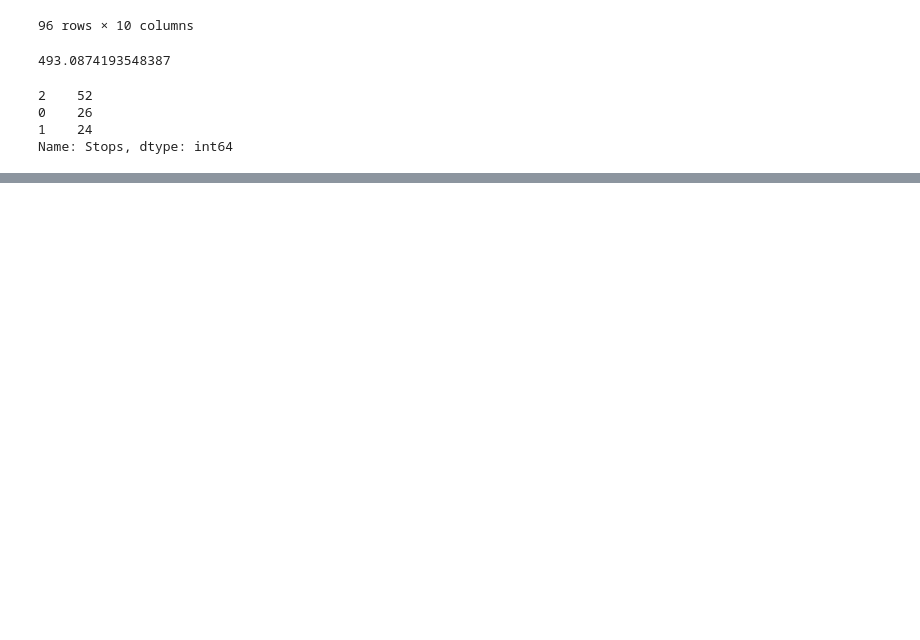
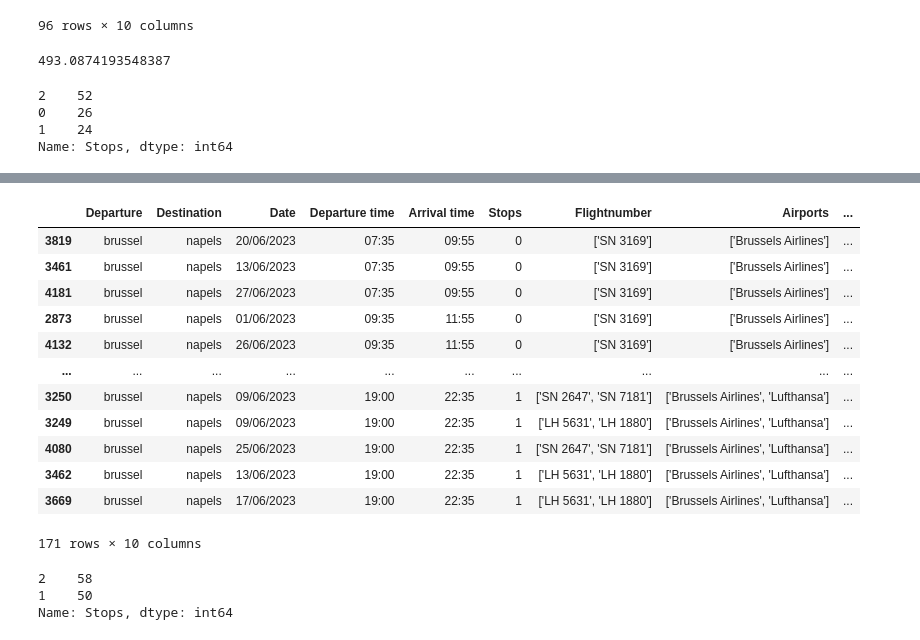
Before and after one commit to kyanamarckx/Data-Engineering-Project, a Jupyter notebook: notebooks/BrusselsAirlines.ipynb, the cells around one changed output, grey strips where cells are left out. Drawn from its saved outputs; the diff is of its cells as text; code cells hidden in the pictures; blank space fills up the shorter version.

```diff
--- a/notebooks/BrusselsAirlines.ipynb
+++ b/notebooks/BrusselsAirlines.ipynb
@@ -261,0 +287,26 @@ Name: Stops, dtype: int64
+# %%
+NapelsUrenJuni = df[(df["Destination"] == "napels") & (df["Date"].str.contains("/06/2023")) & (df["Price"] != "None")]
+NapelsUrenJuniSort = NapelsUrenJuni.sort_values(by="Arrival time")
+NapelsUrenJuniSort
+# %% [output]
+|  | Departure | Destination | Date | Departure time | Arrival time | Stops | Flightnumber | Airports | ... |
+| 3819 | brussel | napels | 20/06/2023 | 07:35 | 09:55 | 0 | ['SN 3169'] | ['Brussels Airlines'] | ... |
+| 3461 | brussel | napels | 13/06/2023 | 07:35 | 09:55 | 0 | ['SN 3169'] | ['Brussels Airlines'] | ... |
+| 4181 | brussel | napels | 27/06/2023 | 07:35 | 09:55 | 0 | ['SN 3169'] | ['Brussels Airlines'] | ... |
+| 2873 | brussel | napels | 01/06/2023 | 09:35 | 11:55 | 0 | ['SN 3169'] | ['Brussels Airlines'] | ... |
+| 4132 | brussel | napels | 26/06/2023 | 09:35 | 11:55 | 0 | ['SN 3169'] | ['Brussels Airlines'] | ... |
+| ... | ... | ... | ... | ... | ... | ... | ... | ... | ... |
+| 3250 | brussel | napels | 09/06/2023 | 19:00 | 22:35 | 1 | ['SN 2647', 'SN 7181'] | ['Brussels Airlines', 'Lufthansa'] | ... |
+| 3249 | brussel | napels | 09/06/2023 | 19:00 | 22:35 | 1 | ['LH 5631', 'LH 1880'] | ['Brussels Airlines', 'Lufthansa'] | ... |
+| 4080 | brussel | napels | 25/06/2023 | 19:00 | 22:35 | 1 | ['SN 2647', 'SN 7181'] | ['Brussels Airlines', 'Lufthansa'] | ... |
+| 3462 | brussel | napels | 13/06/2023 | 19:00 | 22:35 | 1 | ['LH 5631', 'LH 1880'] | ['Brussels Airlines', 'Lufthansa'] | ... |
+| 3669 | brussel | napels | 17/06/2023 | 19:00 | 22:35 | 1 | ['LH 5631', 'LH 1880'] | ['Brussels Airlines', 'Lufthansa'] | ... |
+171 rows × 10 columns
+# %%
+PalermoStopsJuli = df[(df["Destination"] == "palermo") & (df["Date"].str.contains("/07/2023")) & (df["Price"] != "None")]
+PalermoStopsJuliAantal = PalermoStopsJuli["Stops"].value_counts()
+PalermoStopsJuliAantal
+# %% [output]
+2    58
+1    50
+Name: Stops, dtype: int64
```
Also changed, not shown: parts of 22 cells of this notebook, 2 other files.
